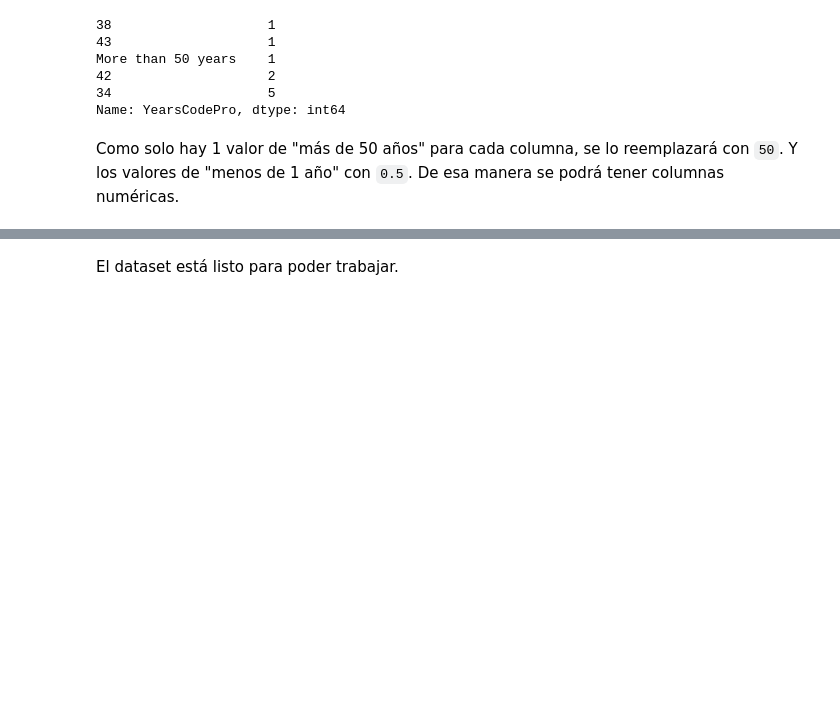
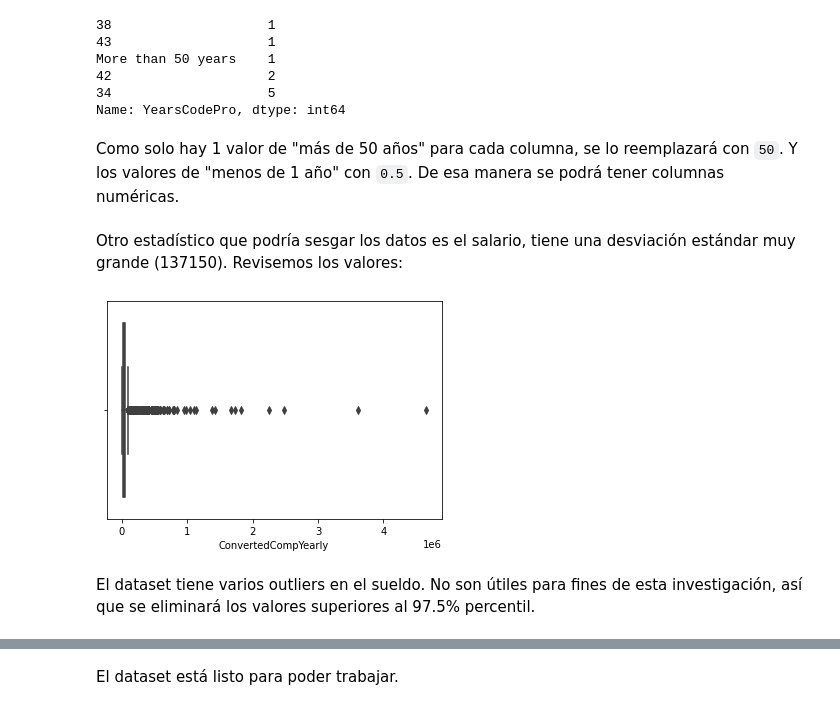
Before and after one commit to anthonymanotoa/survey-dev, a Jupyter notebook: notebooks/1-process.ipynb, the cells around one changed output, grey strips where cells are left out. Drawn from its saved outputs; the diff is of its cells as text; code cells hidden in the pictures; blank space fills up the shorter version.

```diff
--- a/notebooks/1-process.ipynb
+++ b/notebooks/1-process.ipynb
@@ -131,3 +136,12 @@ Como solo hay 1 valor de "más de 50 años" para cada columna, se lo reemplazar
 # %%
 df['YearsCode'] = pd.to_numeric(df.YearsCode.replace(['More than 50 years', 'Less than 1 year'], [50, 0.5]))
 df['YearsCodePro'] = pd.to_numeric(df.YearsCodePro.replace(['More than 50 years', 'Less than 1 year'], [50, 0.5]))
+# %% [markdown]
+Otro estadístico que podría sesgar los datos es el salario, tiene una desviación estándar muy grande (137150). Revisemos los valores:
+# %%
+sns.boxplot(x='ConvertedCompYearly', data=df)
+plt.show()
+# %% [output]
+[figure, added]
+# %% [markdown]
+El dataset tiene varios outliers en el sueldo. No son útiles para fines de esta investigación, así que se eliminará los valores superiores al 97.5% percentil.
```
Also changed, not shown: parts of 31 cells of this notebook, 3 other files.
